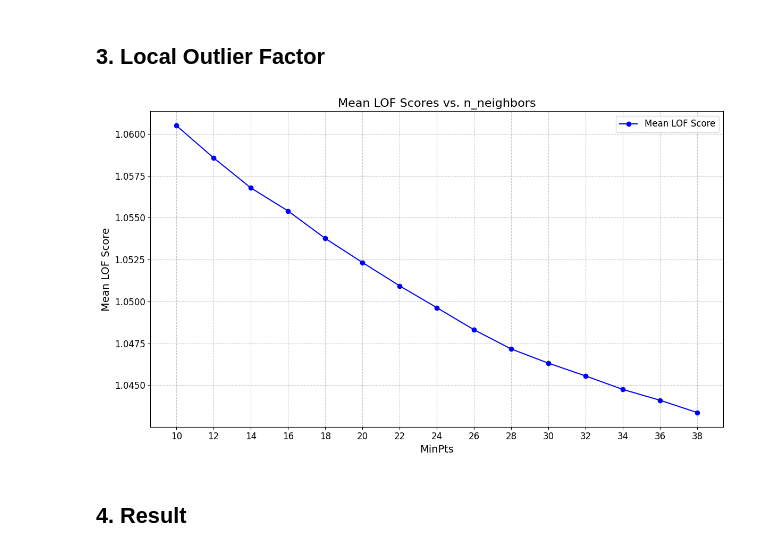
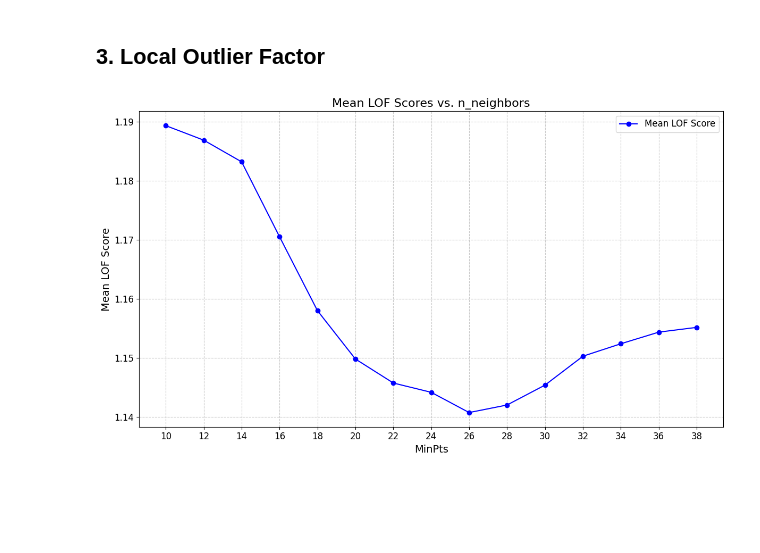
Before and after one commit to geun-hyoung/python_local_outlier_factor_text_info, a Jupyter notebook: lof_analysis.ipynb, the cells around one changed output. Drawn from its saved outputs; the diff is of its cells as text; code cells hidden in the pictures; blank space fills up the shorter version.

```diff
--- a/lof_analysis.ipynb
+++ b/lof_analysis.ipynb
@@ -71,9 +147,0 @@ attraction_df.shape
-# %%
-# 관광지 중복 제거: version 1
-attraction_df_cleaned = attraction_df.dropna(subset=['searched_name'])  # 결측치 제거
-attraction_df_cleaned['info'] = attraction_df_cleaned['searched_name'].str.strip()  # 공백 제거
-attraction_df_cleaned = attraction_df_cleaned[attraction_df_cleaned['searched_name'] != '']  # 빈 문자열 제거
-attraction_df_cleaned = attraction_df_cleaned.drop_duplicates(subset=['searched_name'])  # 중복 제거
-
-# 결과 shape 출력
-print(f"Shape of cleaned DataFrame: {attraction_df_cleaned.shape}")
@@ -180,7 +151,7 @@ import re
 import spacy
 
 # ✅ 데이터프레임 복사
-preprocessed_df = attraction_df.copy()
+preprocessed_df = attraction_df_cleaned.copy()
 
 # ✅ spaCy 모델 로드
 nlp = spacy.load('en_core_web_sm')
@@ -201,14 +172,10 @@ def preprocess_text(text):
     # 2️⃣ spaCy를 사용한 텍스트 분석 (토큰화 포함)
     doc = nlp(text)
 
-    # 3️⃣ 토큰화, 표제어 추출 및 불필요한 토큰 제거
+    # 3️⃣ 토큰화, 불필요한 토큰 제거
     tokens = [
         token.lemma_ for token in doc
         if token.is_alpha  # 알파벳으로만 이루어진 토큰
-        and len(token) >= 2  # 2글자 이상 단어
-        and not token.is_stop  # 불용어 제거
-        and token.pos_ in ['ADJ', 'NOUN', 'VERB']  # 형용사, 명사, 동사만 유지
-        and token.pos_ != 'PROPN'  # 고유명사 제거
         and english_word_regex.match(token.lemma_)  # 영어 단어만 유지
     ]
 
@@ -224,6 +191,7 @@ preprocessed_df['corpus'] = preprocessed_df['english_info'].apply(preprocess_tex
 
 # ✅ None 값 제거 및 인덱스 초기화
 preprocessed_df = preprocessed_df.dropna(subset=['corpus']).reset_index(drop=True)
+preprocessed_df.to_csv('/content/drive/MyDrive/Colab Notebooks/inbound_service/local_outlier_factor_analysis/preprocessed_dataset.csv', encoding='utf-8-sig')
 
 # ✅ 결과 확인
 print(preprocessed_df.shape)
@@ -241,11 +253,9 @@ preprocessed_df.head()
 # %%
 from sentence_transformers import SentenceTransformer
 from sklearn.preprocessing import StandardScaler
+import matplotlib.pyplot as plt
+import umap
 
 model = SentenceTransformer('all-MiniLM-L6-v2')  # 빠르고 효율적인 모델
-embeddings = model.encode(preprocessed_df['corpus'], convert_to_tensor=False)
-preprocessed_df['embedding'] = embeddings.tolist()
-
-# 정규화
-scaler = StandardScaler()
-embedding_vectors = scaler.fit_transform(preprocessed_df['embedding'].tolist())
+embeddings = model.encode(merged_df['corpus'], convert_to_tensor=False)
+merged_df['embedding'] = embeddings.tolist()
@@ -279,4 +262,8 @@ Please note that authentication is recommended but still optional to access publ
 # %%
+# 정규화
+scaler = StandardScaler()
+embedding_vectors = scaler.fit_transform(merged_df['embedding'].tolist())
+
 import matplotlib.pyplot as plt
 import umap
 
@@ -285,7 +272,7 @@ reduced_embeddings = umap_reducer.fit_transform(embedding_vectors)
 
 # UMAP 시각화
 plt.figure(figsize=(10, 6))
-plt.scatter(reduced_embeddings[:, 0], reduced_embeddings[:, 1], alpha=0.5, c='blue')
+plt.scatter(reduced_embeddings[:, 0], reduced_embeddings[:, 1], alpha=0.7, c='red')
 
 plt.title("UMAP Visualization of Embeddings")
 plt.xlabel("UMAP Dimension 1")
@@ -297,36 +284,39 @@ plt.show()
 ## 3. Local Outlier Factor
 # %%
 from sklearn.neighbors import LocalOutlierFactor
+
+umap_reducer = umap.UMAP(n_components=10, random_state=42)
+reduced_embeddings = umap_reducer.fit_transform(embedding_vectors)
 
 # LOF 실험 범위 설정 (5부터 30까지 2씩 증가)
 n_neighbors_range = range(10, 40, 2)
 
 # 각 n_neighbors의 평균 LOF 점수 저장
 lof_mean_scores = []
 
 for n in n_neighbors_range:
-    lof = LocalOutlierFactor(n_neighbors=n, metric='euclidean', novelty=False)
-    lof.fit_predict(embedding_vectors)  # LOF 점수 계산
+    lof = LocalOutlierFactor(n_neighbors=n, metric='cosine', contamination=0.1)
+    lof.fit_predict(reduced_embeddings)  # LOF 점수 계산
     lof_scores = -lof.negative_outlier_factor_  # LOF 점수 추출
     mean_lof_score = lof_scores.mean()
     lof_mean_scores.append((n, mean_lof_score))
 
 # 결과 정리
 lof_mean_df = pd.DataFrame(lof_mean_scores, columns=['n_neighbors', 'mean_lof_score'])
 
 # 시각화
 plt.figure(figsize=(12, 7))
 plt.plot(lof_mean_df['n_neighbors'], lof_mean_df['mean_lof_score'], marker='o', linestyle='-', color='b', label='Mean LOF Score')
 plt.title("Mean LOF Scores vs. n_neighbors", fontsize=16)
 plt.xlabel("MinPts", fontsize=14)
 plt.ylabel("Mean LOF Score", fontsize=14)
 plt.grid(True, linestyle='--', alpha=0.7)
 plt.xticks(lof_mean_df['n_neighbors'], fontsize=12)
 plt.yticks(fontsize=12)
 plt.legend(fontsize=12)
 plt.tight_layout()
 plt.show()
 # %% [output]
-[figure, old version]
+[figure, new version]
 # %%
 # LOF 적용
@@ -340,2 +330,0 @@ sorted_df = preprocessed_df.sort_values(by='LOF_Score', ascending=False)
-# %% [markdown]
-## 4. Result
```
Also changed, not shown: parts of 35 cells of this notebook.
